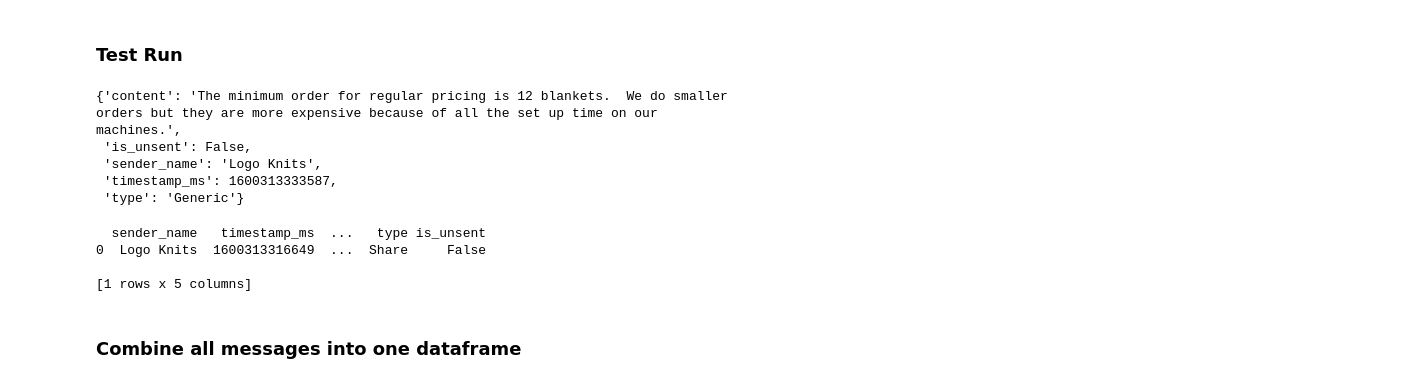
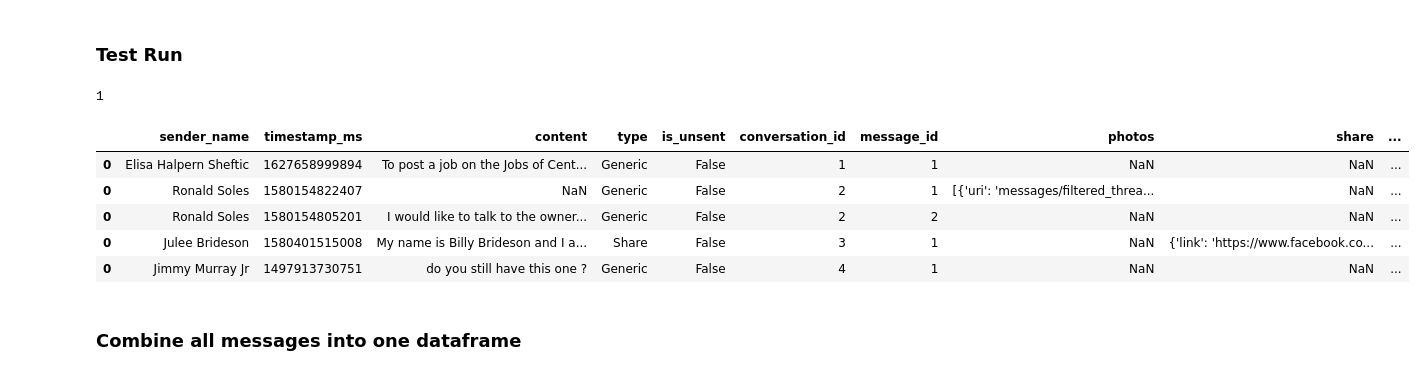
Before and after one commit to d141/knitsy_the_chatbot, a Jupyter notebook: Knitsy_Bot.ipynb, the cells around one changed output. Saved outputs shown, nothing was run; the diff lists cells and outputs as text; code cells hidden in the pictures.

```diff
--- a/Knitsy_Bot.ipynb
+++ b/Knitsy_Bot.ipynb
@@ -75,18 +75,15 @@ for dirname, dirs, files in os.walk(folder):
         #print(dirname,count)
         with open(dirname+'/'+filename) as json_file:
           data = json.load(json_file)
+          data['messages']['message_id'] = count
       if count>24:
         break
     if count>24:
       break
-# %%
-data['messages'][0]
-# %% [output]
-{'content': 'The minimum order for regular pricing is 12 blankets.  We do smaller orders but they are more expensive because of all the set up time on our machines.',
- 'is_unsent': False,
- 'sender_name': 'Logo Knits',
- 'timestamp_ms': 1600313333587,
- 'type': 'Generic'}
+# %%
+len(data['messages'])
+# %% [output]
+1
 # %%
 import pandas as pd
 
@@ -98,11 +95,41 @@ for message in data['messages']:
   df = df.append(m)
 # %%
 print(df.sample())
-# %% [output]
-  sender_name   timestamp_ms  ...   type is_unsent
-0  Logo Knits  1600313316649  ...  Share     False
-
-[1 rows x 5 columns]
+# %%
+# Test run with assigning conversation and message ID numbers
+
+conversation_count = 0
+
+df = pd.DataFrame()
+
+for dirname, dirs, files in tqdm(os.walk(folder)):
+    for filename in files:
+      filename_without_extension, extension = os.path.splitext(filename)
+      if extension == '.json':
+        with open(dirname+'/'+filename) as json_file:
+          conversation_count += 1
+          data = json.load(json_file)
+          message_count = 0
+          for message in data['messages']:
+            message_count += 1
+            m = pd.DataFrame.from_dict(message, orient='index')
+            m = m.T
+            m['conversation_id'] = conversation_count
+            m['message_id'] = message_count
+            df = df.append(m)
+      if conversation_count > 5:
+        break
+    if conversation_count>5:
+      break
+# %%
+df.head()
+# %% [output]
+|  | sender_name | timestamp_ms | content | type | is_unsent | conversation_id | message_id | photos | share | ... |
+| 0 | Elisa Halpern Sheftic | 1627658999894 | To post a job on the Jobs of Cent... | Generic | False | 1 | 1 | NaN | NaN | ... |
+| 0 | Ronald Soles | 1580154822407 | NaN | Generic | False | 2 | 1 | [{'uri': 'messages/filtered_threa... | NaN | ... |
+| 0 | Ronald Soles | 1580154805201 | I would like to talk to the owner... | Generic | False | 2 | 2 | NaN | NaN | ... |
+| 0 | Julee Brideson | 1580401515008 | My name is Billy Brideson and I a... | Share | False | 3 | 1 | NaN | {'link': 'https://www.facebook.co... | ... |
+| 0 | Jimmy Murray Jr | 1497913730751 | do you still have this one ? | Generic | False | 4 | 1 | NaN | NaN | ... |
 # %% [markdown]
 ### Combine all messages into one dataframe
 # %%
```
Also changed, not shown: parts of 22 cells of this notebook, 1 other file.
